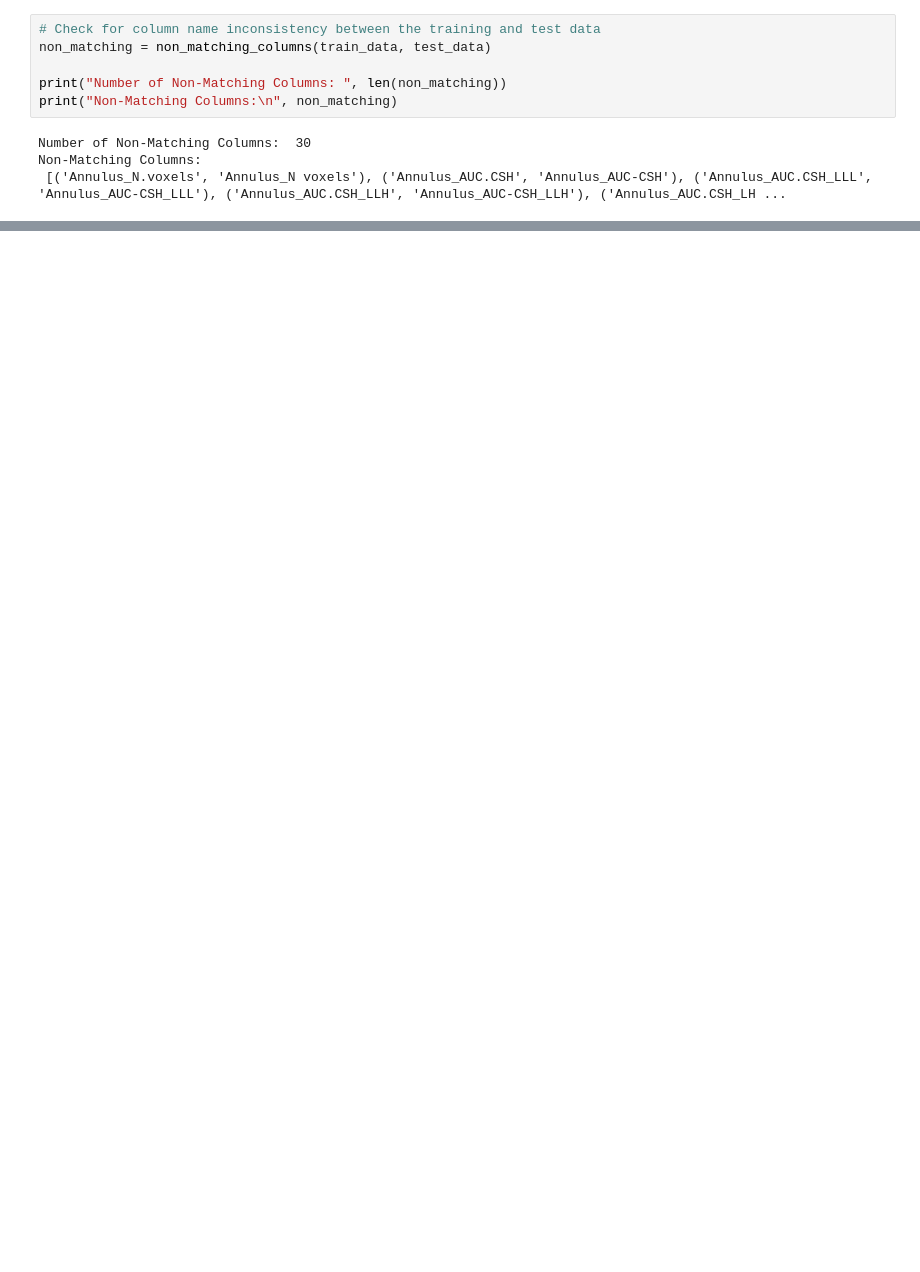
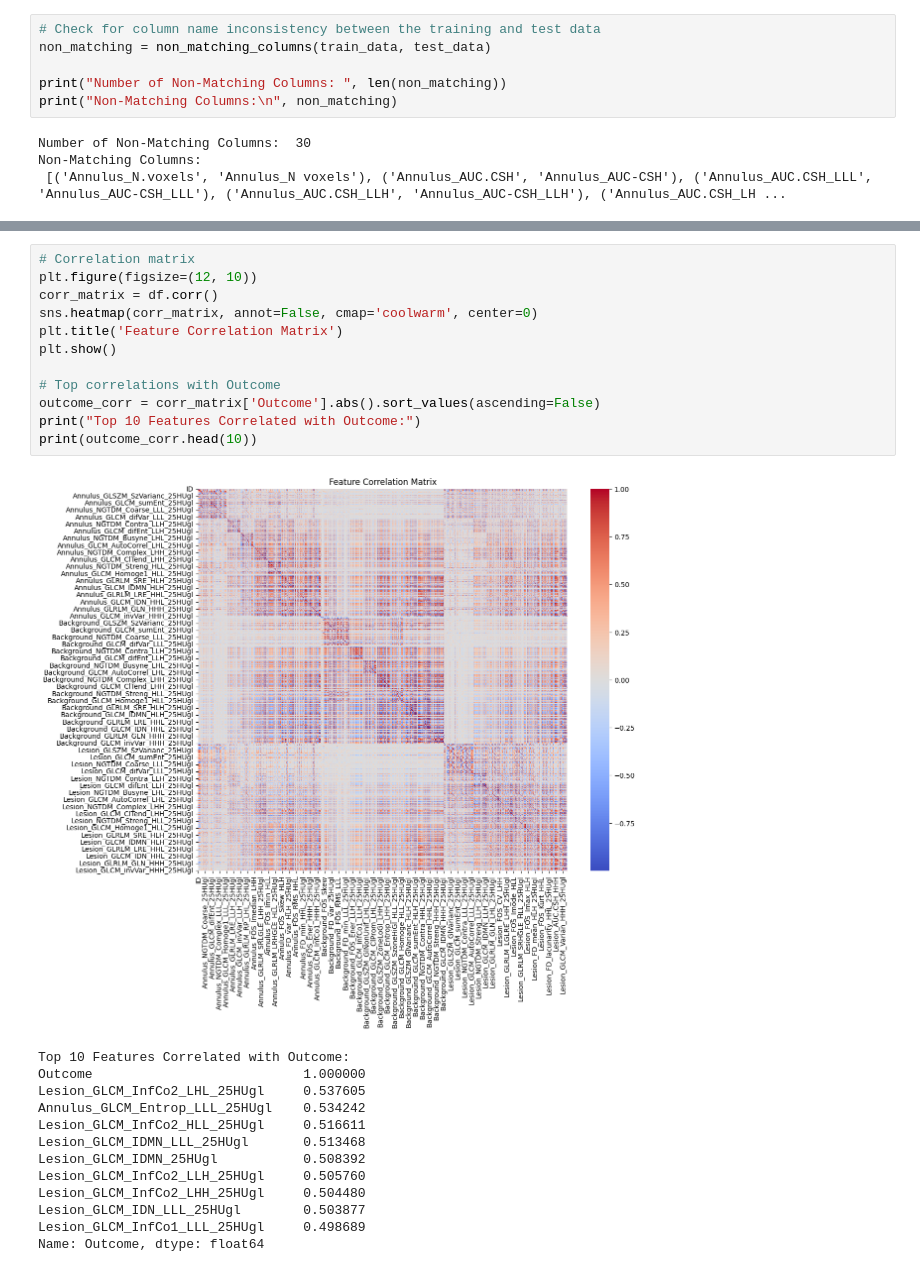
Before and after one commit to timqn22/cs189-final-project, a Jupyter notebook: FinalProject.ipynb, the cells around one changed output, grey strips where cells are left out. Saved outputs shown, nothing was run; the diff lists cells and outputs as text; blank space fills up the shorter version.

```diff
--- a/FinalProject.ipynb
+++ b/FinalProject.ipynb
@@ -182,0 +244,26 @@ Length: 2000, dtype: object
+# %%
+# Correlation matrix
+plt.figure(figsize=(12, 10))
+corr_matrix = df.corr()
+sns.heatmap(corr_matrix, annot=False, cmap='coolwarm', center=0)
+plt.title('Feature Correlation Matrix')
+plt.show()
+
+# Top correlations with Outcome
+outcome_corr = corr_matrix['Outcome'].abs().sort_values(ascending=False)
+print("Top 10 Features Correlated with Outcome:")
+print(outcome_corr.head(10))
+# %% [output]
+[figure, added]
+Top 10 Features Correlated with Outcome:
+Outcome                           1.000000
+Lesion_GLCM_InfCo2_LHL_25HUgl     0.537605
+Annulus_GLCM_Entrop_LLL_25HUgl    0.534242
+Lesion_GLCM_InfCo2_HLL_25HUgl     0.516611
+Lesion_GLCM_IDMN_LLL_25HUgl       0.513468
+Lesion_GLCM_IDMN_25HUgl           0.508392
+Lesion_GLCM_InfCo2_LLH_25HUgl     0.505760
+Lesion_GLCM_InfCo2_LHH_25HUgl     0.504480
+Lesion_GLCM_IDN_LLL_25HUgl        0.503877
+Lesion_GLCM_InfCo1_LLL_25HUgl     0.498689
+Name: Outcome, dtype: float64
```
Also changed, not shown: parts of 32 cells of this notebook.
